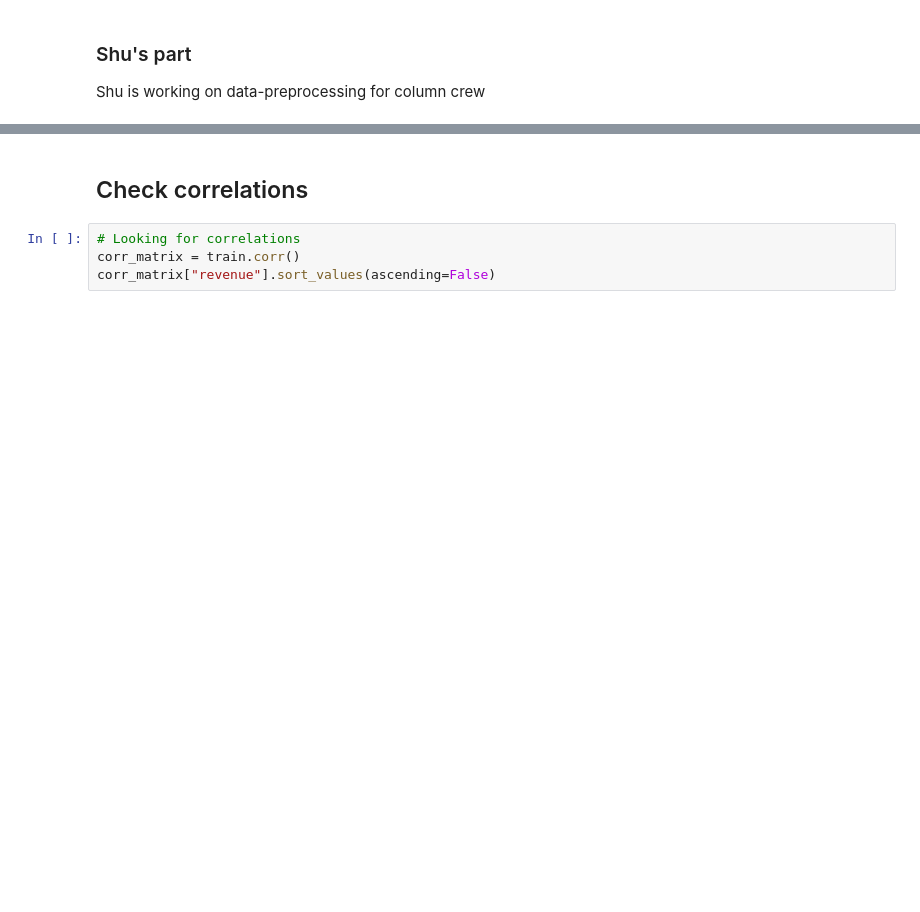
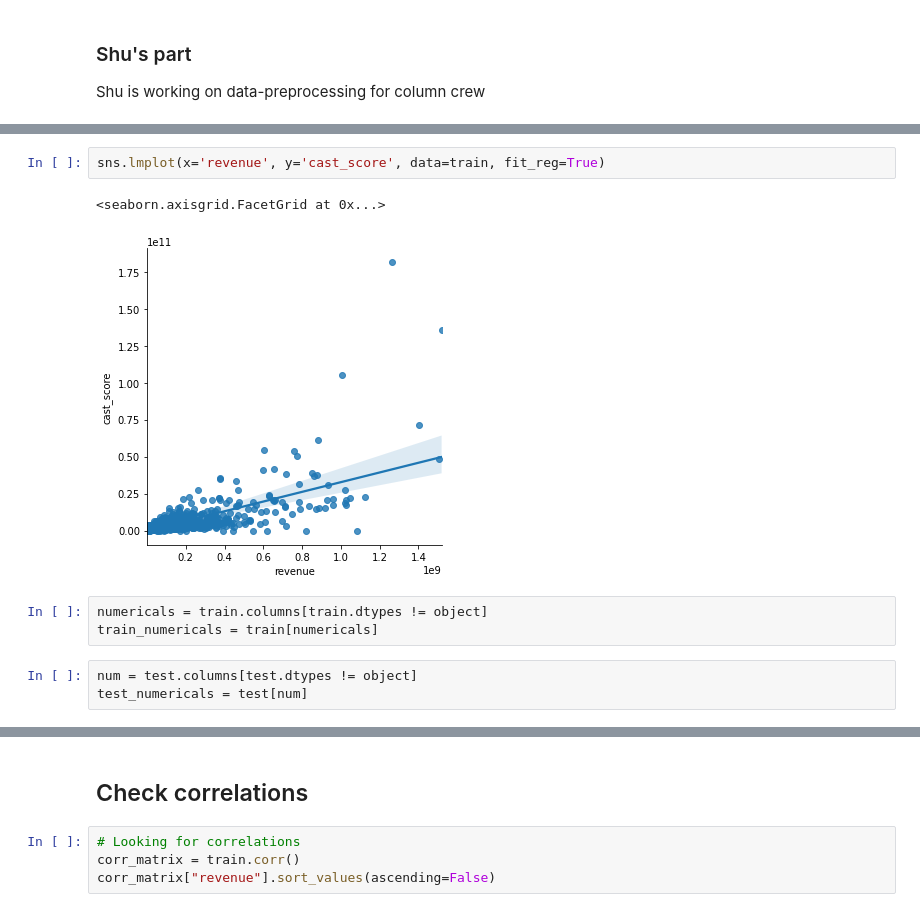
Before and after one commit to z5219951/revenue, a Jupyter notebook: data_preprocessing.ipynb, the cells around one changed output, grey strips where cells are left out. Saved outputs shown, nothing was run; the diff lists cells and outputs as text; blank space fills up the shorter version.

```diff
--- a/data_preprocessing.ipynb
+++ b/data_preprocessing.ipynb
@@ -773,0 +811,11 @@ print(train['crew_score'].corr(train['revenue']))
+# %%
+sns.lmplot(x='revenue', y='cast_score', data=train, fit_reg=True)
+# %% [output]
+<seaborn.axisgrid.FacetGrid at 0x...>
+[figure, added]
+# %%
+numericals = train.columns[train.dtypes != object]
+train_numericals = train[numericals]
+# %%
+num = test.columns[test.dtypes != object]
+test_numericals = test[num]
```
Also changed, not shown: parts of 22 cells of this notebook, 8 other files.
